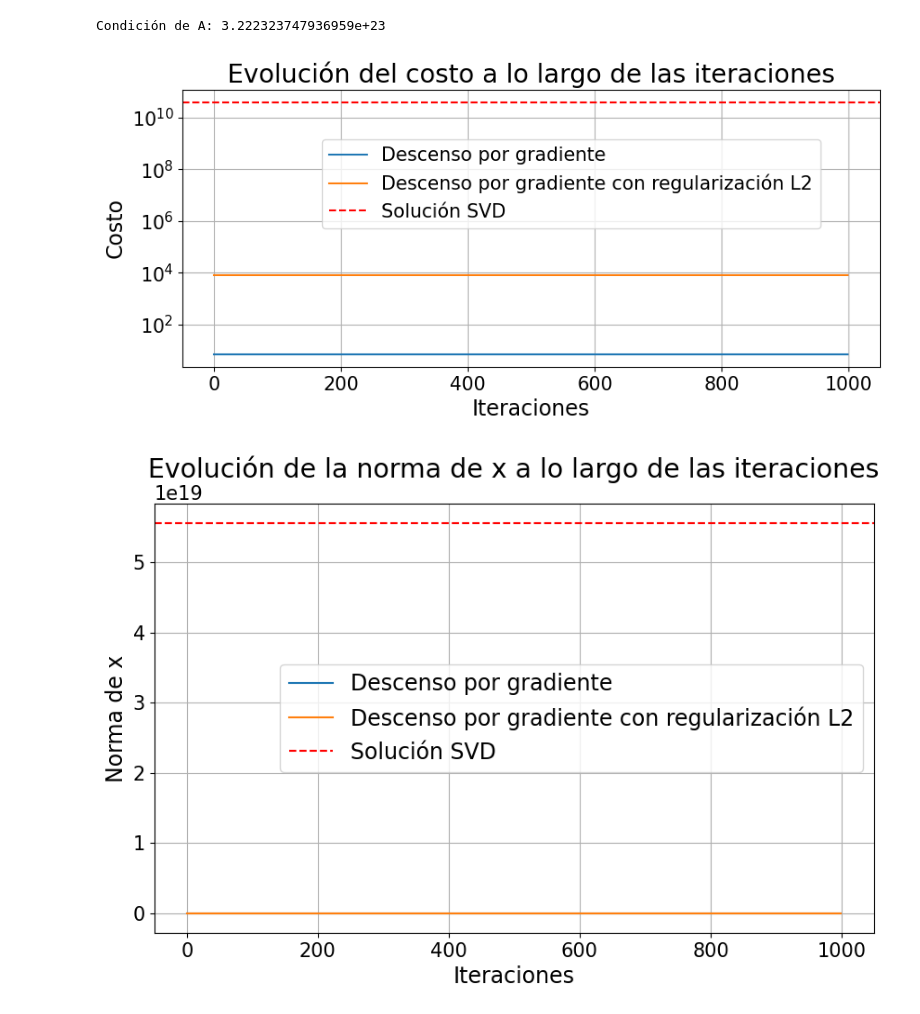
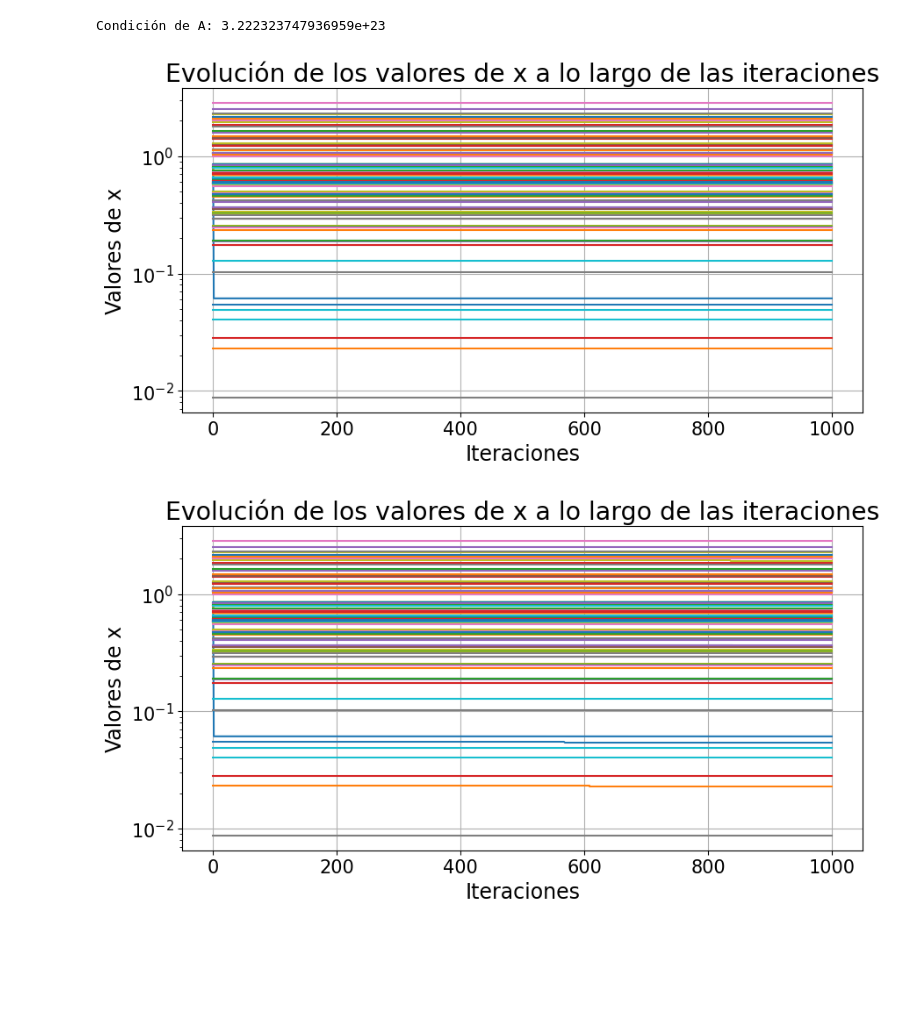
Before and after one commit to FacuVCanale/TP4_Metodos, a Jupyter notebook: main.ipynb, the cells around one changed output. Drawn from its saved outputs; the diff is of its cells as text; code cells hidden in the pictures; blank space fills up the shorter version.

```diff
--- a/main.ipynb
+++ b/main.ipynb
@@ -112,7 +112,7 @@ def plot_convergence_cost(x0, grad_F, F, s, iterations, delta2, F2, grad_F2, cos
     plt.grid(True)
     plt.show()
 
-def plot_convergence_norm(x0, grad_F, s, iterations, delta2, grad_F2, norm_svd):
+def plot_convergence_norm(x0, grad_F, s, iterations, delta2, grad_F2, norm_svd,loc:tuple=None,legend_size:int=15):
     x = x0.copy()
     norm_history_F = []
 
@@ -132,14 +132,14 @@ def plot_convergence_norm(x0, grad_F, s, iterations, delta2, grad_F2, norm_svd):
         x_reg = x_reg - s * grad_reg
         norm_history_F2.append(np.linalg.norm(x_reg))
 
-    plt.figure(figsize=(10, 6))
+    #plt.figure(figsize=(10, 6))
     plt.plot(norm_history_F, label='Descenso por gradiente')
     plt.plot(norm_history_F2, label='Descenso por gradiente con regularización L2')
     plt.axhline(y=norm_svd, color='r', linestyle='--', label='Solución SVD')
     plt.xlabel('Iteraciones')
     plt.ylabel('Norma de x')
     plt.title('Evolución de la norma de x a lo largo de las iteraciones')
-    plt.legend()
+    plt.legend(loc=loc,fontsize=legend_size)
     plt.grid(True)
     plt.show()
 
@@ -163,7 +163,7 @@ def plot_convergence_x(x0, grad_F, s, iterations, delta2, grad_F2):
         x_reg = x_reg - s * grad_reg
         x_reg_history_F2.append(np.abs(x_reg))
 
-    plt.figure(figsize=(10, 6))
+    #plt.figure(figsize=(10, 6))
     plt.plot(x_history_F, label='Descenso por gradiente')
     plt.yscale("log")
     plt.xlabel('Iteraciones')
@@ -172,7 +172,7 @@ def plot_convergence_x(x0, grad_F, s, iterations, delta2, grad_F2):
     plt.grid(True)
     plt.show()
 
-    plt.figure(figsize=(10, 6))
+    #plt.figure(figsize=(10, 6))
     plt.plot(x_reg_history_F2, label='Descenso por gradiente con regularización L2')
     plt.yscale("log")
     plt.xlabel('Iteraciones')
@@ -192,7 +192,7 @@ def plot_cost_with_different_delta2(x0, grad_F2, F2, s, iterations, range_delta2
             x_reg = x_reg - s * grad_reg
         costs.append(F2(x_reg, delta2))
 
-    plt.figure(figsize=(10, 6))
+    #plt.figure(figsize=(10, 6))
     plt.xscale("log")
     plt.yscale("log")
     plt.bar(range_delta2, costs, width=range_delta2, color='skyblue', align='center')
@@ -207,23 +207,24 @@ if __name__ == '__main__':
     plt.rcParams.update({"figure.figsize":(10,6)})
     plt.rcParams.update({"xtick.labelsize":15,"ytick.labelsize":15})
 # %%
-plt.rcParams.update({'figure.figsize': (10,4)})
 
 
 A = np.zeros((5, 100))
 for i in range(5):
     for j in range(100):
         A[i, j] = 10 ** (i - j)
 
 print(f"Condición de A: {condition_number(A)}")
 
 F, grad_F, F2, grad_F2, s, delta2, cost_svd, norm_svd, deltas2 = initialize_problem(A)
 
-plot_convergence_cost(x0, grad_F, F, s, iterations, delta2, F2, grad_F2, cost_svd)
-plot_convergence_norm(x0, grad_F, s, iterations, delta2, grad_F2, norm_svd)
+
+plt.rcParams.update({'figure.figsize': (10,4.8)})
+# plot_convergence_cost(x0, grad_F, F, s, iterations, delta2, F2, grad_F2, cost_svd)
+# plot_convergence_norm(x0, grad_F, s, iterations, delta2, grad_F2, norm_svd,legend_size=13)
 plot_convergence_x(x0, grad_F, s, iterations, delta2, grad_F2)
-plot_cost_with_different_delta2(x0, grad_F2, F2, s, iterations, deltas2)
+# plot_cost_with_different_delta2(x0, grad_F2, F2, s, iterations, deltas2)
 # %% [output]
 Condición de A: 3.222323747936959e+23
-[figure, old version]
+[figure, new version]
-[figure, old version]
+[figure, new version]
```
Also changed, not shown: parts of 3 cells of this notebook.
